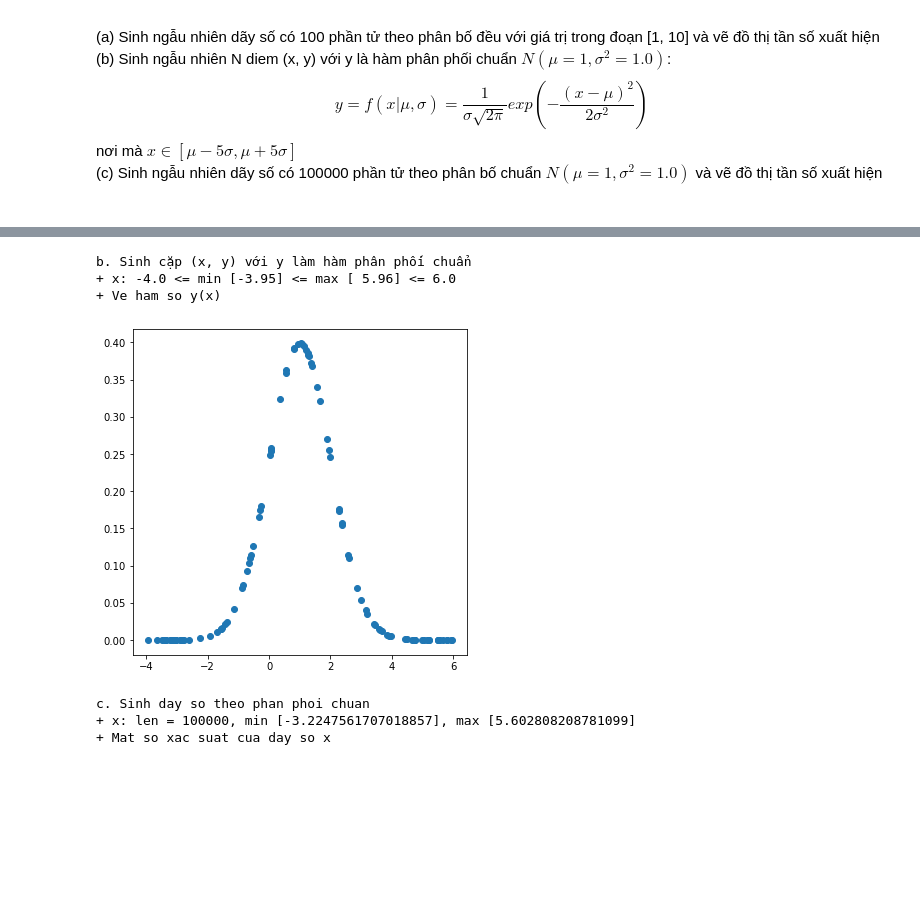
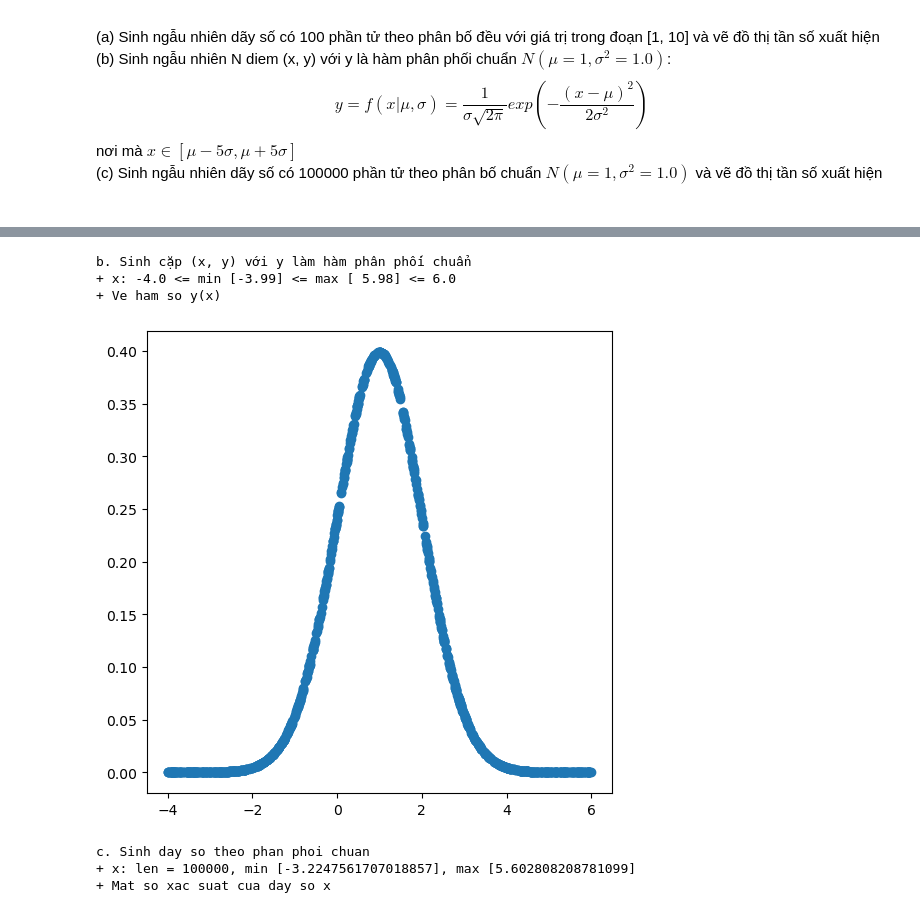
Before and after one commit to Hoangg-Thien/deep-learning-gr, a Jupyter notebook: Tuan01/bai3/my_lesson3.ipynb, the cells around one changed output, grey strips where cells are left out. Saved outputs shown, nothing was run; the diff lists cells and outputs as text; code cells hidden in the pictures; blank space fills up the shorter version.

Commit message:
xong phan 1  bai 3

```diff
--- a/Tuan01/bai3/my_lesson3.ipynb
+++ b/Tuan01/bai3/my_lesson3.ipynb
@@ -156,21 +176,33 @@ a. Sinh ngẫu nhiên theo phân bố đều
 # %%
 """ CÁC BẠN LÀM BÀI Ở ĐÂY """
 # Sử dụm hàm np.random.rand() sinh số ngẫu nhiên trong [0,1) --> [0,1) * (b - a) + a --> [a, b)
 # Sử dụng hàm sau để tính hàm xác suất chuẩn N(m, s): np.sqrt, np.exp
 # ...
+mu = 1.0
+sigma = 1.0
+N = 1000
+
+x_min = mu - 5  *sigma
+x_max = mu + 5 *sigma
+
+x = np.random.rand(N) * (x_max - x_min ) + x_min
+
+phan_dau = 1 / (sigma * np.sqrt(2 * np.pi))
+phan_mu = np.exp(-((x - mu)**2) / (2 * sigma**2))
+y = phan_dau * phan_mu
 
 print("b. Sinh cặp (x, y) với y làm hàm phân phối chuẩn")
 print(f"+ x: {x_min} <= min [{np.min(x): .2f}] <= max [{np.max(x): .2f}] <= {x_max}")
 print(f"+ Ve ham so y(x)")
 plt.figure(figsize=(6,6))      # kich thuoc ban ve
 plt.scatter(x, y)              # ve cac diem (xi, yi)
 plt.savefig("4b.png")          #  luu do thi
 plt.show()                     #  hien thi do thi
 # %% [output]
 b. Sinh cặp (x, y) với y làm hàm phân phối chuẩn
-+ x: -4.0 <= min [-3.95] <= max [ 5.96] <= 6.0
++ x: -4.0 <= min [-3.99] <= max [ 5.98] <= 6.0
 + Ve ham so y(x)
-[figure, old version]
+[figure, new version]
 # %%
 """ CÁC BẠN LÀM BÀI Ở ĐÂY """
 # Sử dụng hàm np.random.randn() sinh phân phối chuẩn N(0,1) --> N(m,s^2) = m + N(0,1) * s
```
Also changed, not shown: parts of 8 cells of this notebook.
